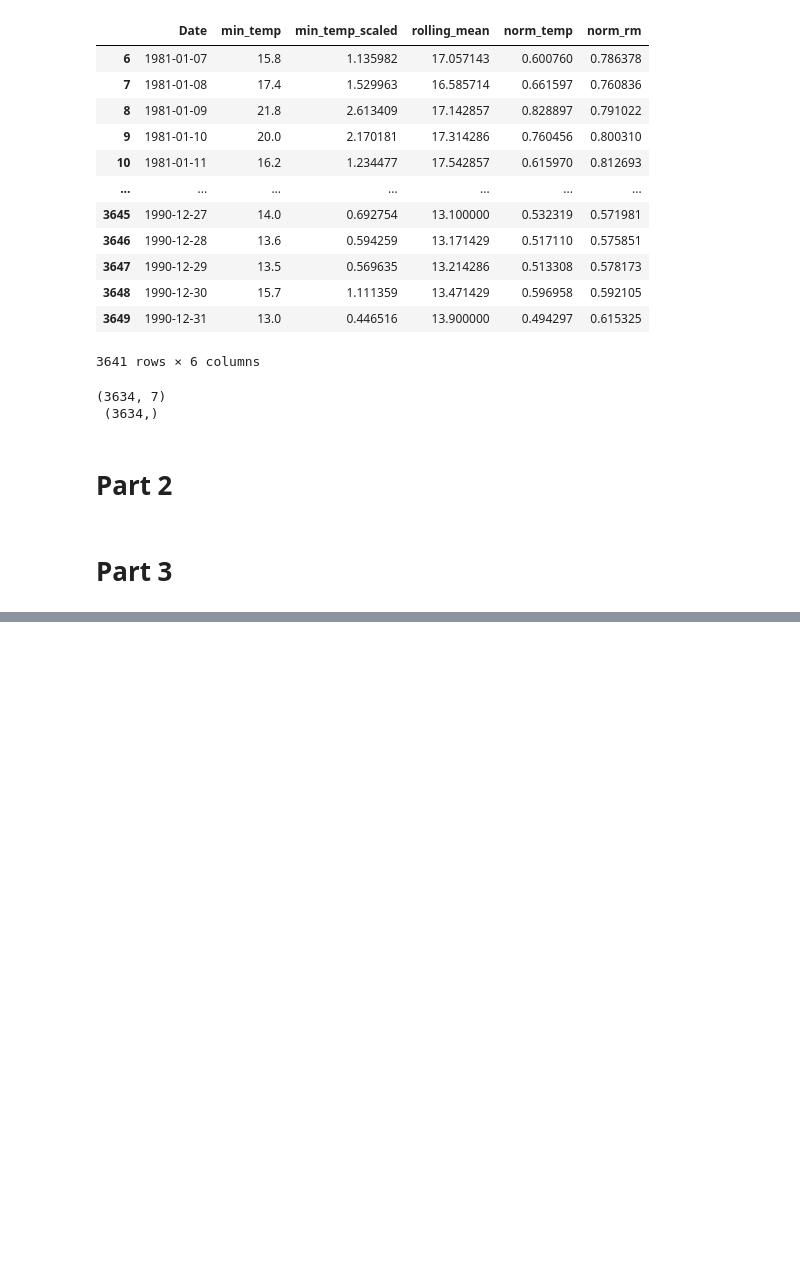
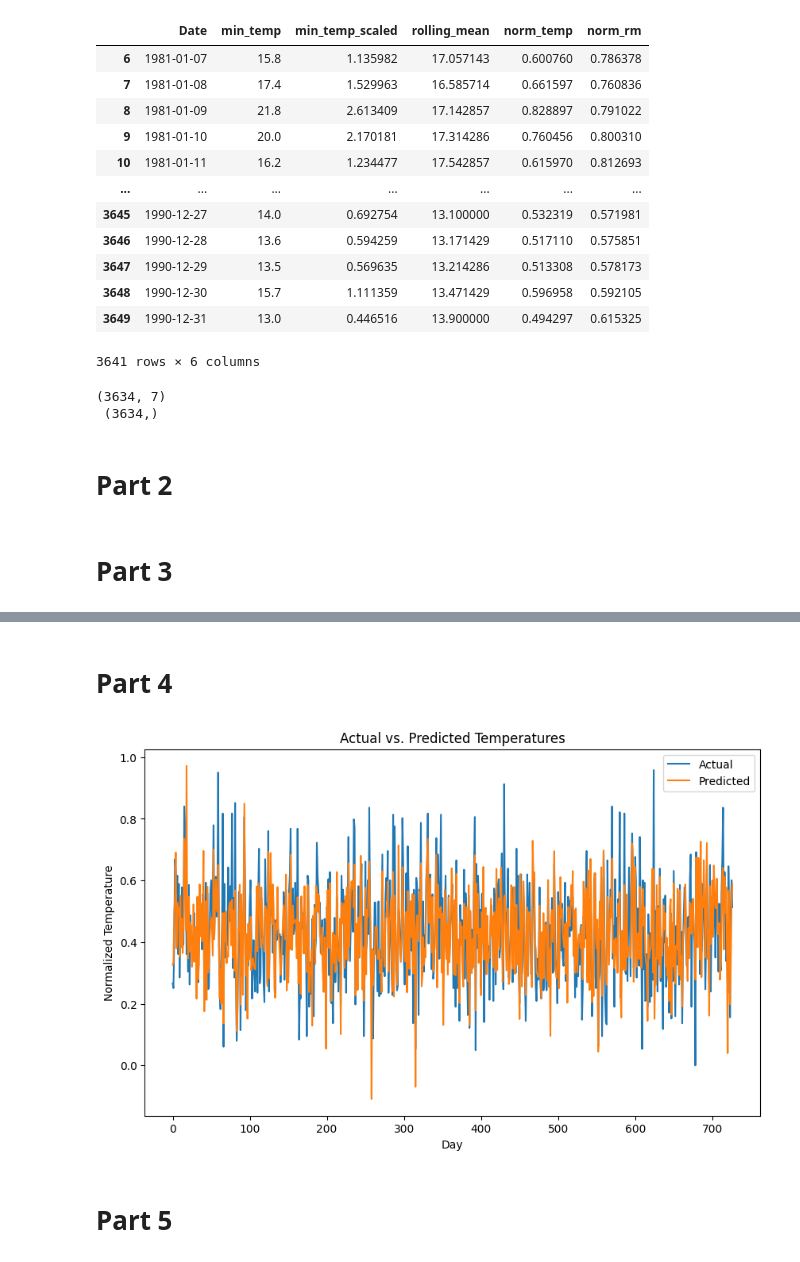
Before and after one commit to sonjaove/IISERB-ML-DL-course, a Jupyter notebook: answers/assignment_8_vedanshi.ipynb, the cells around one changed output, grey strips where cells are left out. Saved outputs shown, nothing was run; the diff lists cells and outputs as text; code cells hidden in the pictures; blank space fills up the shorter version.

```diff
--- a/answers/assignment_8_vedanshi.ipynb
+++ b/answers/assignment_8_vedanshi.ipynb
@@ -218,3 +218,9 @@ criterion = nn.MSELoss()
 
 # Optimizer
 optimizer = torch.optim.Adam(model.parameters(), lr=0.001)
+# %%
+x_train,x_test,y_train,y_test=tts(x, y, test_size=0.2, random_state=42)
+x_train = torch.tensor(x_train, dtype=torch.float32)
+x_test = torch.tensor(x_test, dtype=torch.float32)
+y_train = torch.tensor(y_train, dtype=torch.float32).view(-1, 1)
+y_test = torch.tensor(y_test, dtype=torch.float32).view(-1, 1)
@@ -220,0 +237,22 @@ optimizer = torch.optim.Adam(model.parameters(), lr=0.001)
+# %%
+num_epochs = 10000
+for epoch in range(num_epochs):
+    model.train()  # Set the model to training mode
+
+    # Forward pass
+    outputs = model(x_train)
+    loss = criterion(outputs, y_train) #checkin the loss against the y_train.
+
+    # Backward pass and optimization
+    optimizer.zero_grad()  # Clear the gradients
+    loss.backward()        # Compute gradients
+    optimizer.step()       # Update the weights
+
+    # Print loss every 100 epochs
+    if (epoch+1) % 100 == 0:
+        print(f'Epoch [{epoch+1}/{num_epochs}], Loss: {loss.item():.4f}')
+model.eval()
+with torch.no_grad():
+    predictions = model(x_test)
+    rmse = torch.sqrt(criterion(predictions, y_test))
+    print(f"Test RMSE: {rmse.item()}")
@@ -220,0 +277,15 @@ optimizer = torch.optim.Adam(model.parameters(), lr=0.001)
+# %% [markdown]
+# Part 4
+# %%
+pt.figure(figsize=(10, 6))
+pt.plot(y_test.numpy(), label='Actual')
+pt.plot(predictions.numpy(), label='Predicted')
+pt.legend()
+pt.xlabel('Day')
+pt.ylabel('Normalized Temperature')
+pt.title('Actual vs. Predicted Temperatures')
+pt.show()
+# %% [output]
+[figure, added]
+# %% [markdown]
+# Part 5
```
Also changed, not shown: parts of 5 cells of this notebook.
